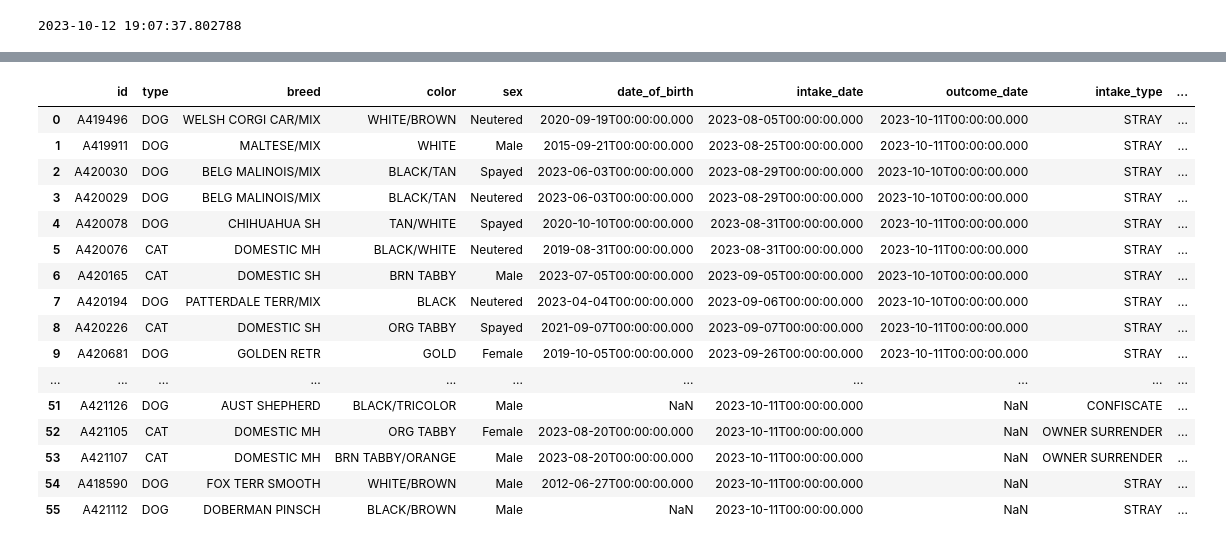
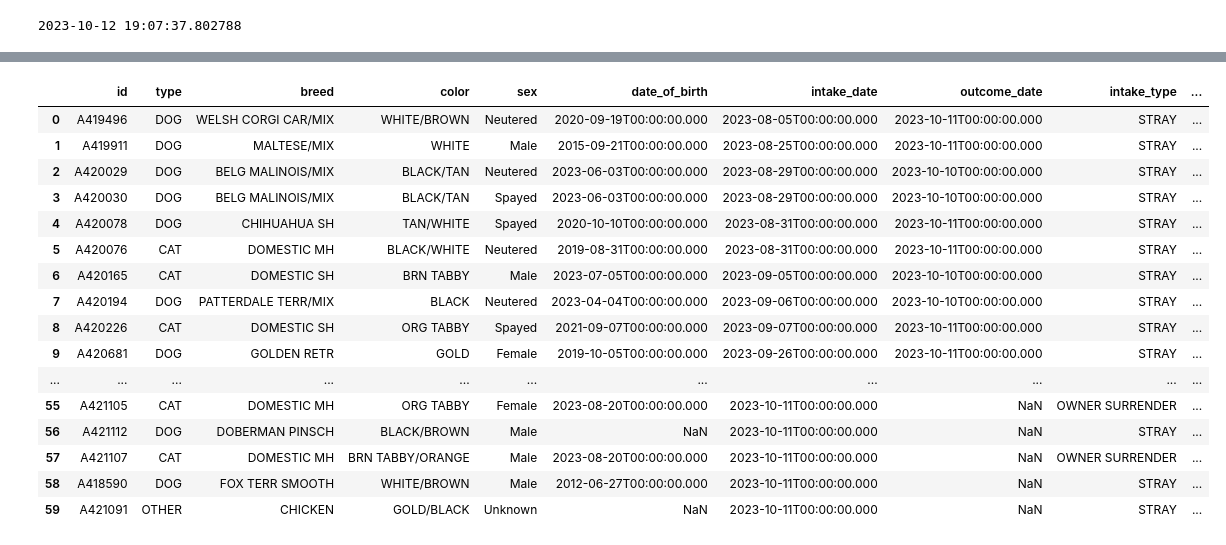
Before and after one commit to ola-smaha/Animal_Intakes_and_Outcomes_Analysis, a Jupyter notebook: testing.ipynb, the cells around one changed output, grey strips where cells are left out. Saved outputs shown, nothing was run; the diff lists cells and outputs as text; code cells hidden in the pictures.

```diff
--- a/testing.ipynb
+++ b/testing.ipynb
@@ -16,22 +21,23 @@ print(datetime.datetime.now())
 # %%
-response = requests.get(sonoma, params={'$limit': 1000000,'$where': "intake_date >= '2023-10-08T19:07:37.802788' or outcome_date >= '2023-10-08T19:07:37.802788'",'$order': 'intake_date ASC'})
+response = requests.get(sonoma, params={'$limit': 1000000,'$where': "intake_date >= '2023-10-08' or outcome_date >= '2023-10-08'",'$order': 'intake_date ASC'})
 df = pd.DataFrame(response.json())
-dfs
-# %% [output]
-|  | id | type | breed | color | sex | date_of_birth | intake_date | outcome_date | intake_type | ... |
-| 0 | A419496 | DOG | WELSH CORGI CAR/MIX | WHITE/BROWN | Neutered | 2020-09-19T00:00:00.000 | 2023-08-05T00:00:00.000 | 2023-10-11T00:00:00.000 | STRAY | ... |
-| 1 | A419911 | DOG | MALTESE/MIX | WHITE | Male | 2015-09-21T00:00:00.000 | 2023-08-25T00:00:00.000 | 2023-10-11T00:00:00.000 | STRAY | ... |
-| 2 | A420030 | DOG | BELG MALINOIS/MIX | BLACK/TAN | Spayed | 2023-06-03T00:00:00.000 | 2023-08-29T00:00:00.000 | 2023-10-10T00:00:00.000 | STRAY | ... |
-| 3 | A420029 | DOG | BELG MALINOIS/MIX | BLACK/TAN | Neutered | 2023-06-03T00:00:00.000 | 2023-08-29T00:00:00.000 | 2023-10-10T00:00:00.000 | STRAY | ... |
-| 4 | A420078 | DOG | CHIHUAHUA SH | TAN/WHITE | Spayed | 2020-10-10T00:00:00.000 | 2023-08-31T00:00:00.000 | 2023-10-11T00:00:00.000 | STRAY | ... |
-| 5 | A420076 | CAT | DOMESTIC MH | BLACK/WHITE | Neutered | 2019-08-31T00:00:00.000 | 2023-08-31T00:00:00.000 | 2023-10-11T00:00:00.000 | STRAY | ... |
-| 6 | A420165 | CAT | DOMESTIC SH | BRN TABBY | Male | 2023-07-05T00:00:00.000 | 2023-09-05T00:00:00.000 | 2023-10-10T00:00:00.000 | STRAY | ... |
-| 7 | A420194 | DOG | PATTERDALE TERR/MIX | BLACK | Neutered | 2023-04-04T00:00:00.000 | 2023-09-06T00:00:00.000 | 2023-10-10T00:00:00.000 | STRAY | ... |
-| 8 | A420226 | CAT | DOMESTIC SH | ORG TABBY | Spayed | 2021-09-07T00:00:00.000 | 2023-09-07T00:00:00.000 | 2023-10-11T00:00:00.000 | STRAY | ... |
-| 9 | A420681 | DOG | GOLDEN RETR | GOLD | Female | 2019-10-05T00:00:00.000 | 2023-09-26T00:00:00.000 | 2023-10-11T00:00:00.000 | STRAY | ... |
-| ... | ... | ... | ... | ... | ... | ... | ... | ... | ... | ... |
-| 51 | A421126 | DOG | AUST SHEPHERD | BLACK/TRICOLOR | Male | NaN | 2023-10-11T00:00:00.000 | NaN | CONFISCATE | ... |
-| 52 | A421105 | CAT | DOMESTIC MH | ORG TABBY | Female | 2023-08-20T00:00:00.000 | 2023-10-11T00:00:00.000 | NaN | OWNER SURRENDER | ... |
-| 53 | A421107 | CAT | DOMESTIC MH | BRN TABBY/ORANGE | Male | 2023-08-20T00:00:00.000 | 2023-10-11T00:00:00.000 | NaN | OWNER SURRENDER | ... |
-| 54 | A418590 | DOG | FOX TERR SMOOTH | WHITE/BROWN | Male | 2012-06-27T00:00:00.000 | 2023-10-11T00:00:00.000 | NaN | STRAY | ... |
-| 55 | A421112 | DOG | DOBERMAN PINSCH | BLACK/BROWN | Male | NaN | 2023-10-11T00:00:00.000 | NaN | STRAY | ... |
+# %%
+df
+# %% [output]
+|  | id | type | breed | color | sex | date_of_birth | intake_date | outcome_date | intake_type | ... |
+| 0 | A419496 | DOG | WELSH CORGI CAR/MIX | WHITE/BROWN | Neutered | 2020-09-19T00:00:00.000 | 2023-08-05T00:00:00.000 | 2023-10-11T00:00:00.000 | STRAY | ... |
+| 1 | A419911 | DOG | MALTESE/MIX | WHITE | Male | 2015-09-21T00:00:00.000 | 2023-08-25T00:00:00.000 | 2023-10-11T00:00:00.000 | STRAY | ... |
+| 2 | A420029 | DOG | BELG MALINOIS/MIX | BLACK/TAN | Neutered | 2023-06-03T00:00:00.000 | 2023-08-29T00:00:00.000 | 2023-10-10T00:00:00.000 | STRAY | ... |
+| 3 | A420030 | DOG | BELG MALINOIS/MIX | BLACK/TAN | Spayed | 2023-06-03T00:00:00.000 | 2023-08-29T00:00:00.000 | 2023-10-10T00:00:00.000 | STRAY | ... |
+| 4 | A420078 | DOG | CHIHUAHUA SH | TAN/WHITE | Spayed | 2020-10-10T00:00:00.000 | 2023-08-31T00:00:00.000 | 2023-10-11T00:00:00.000 | STRAY | ... |
+| 5 | A420076 | CAT | DOMESTIC MH | BLACK/WHITE | Neutered | 2019-08-31T00:00:00.000 | 2023-08-31T00:00:00.000 | 2023-10-11T00:00:00.000 | STRAY | ... |
+| 6 | A420165 | CAT | DOMESTIC SH | BRN TABBY | Male | 2023-07-05T00:00:00.000 | 2023-09-05T00:00:00.000 | 2023-10-10T00:00:00.000 | STRAY | ... |
+| 7 | A420194 | DOG | PATTERDALE TERR/MIX | BLACK | Neutered | 2023-04-04T00:00:00.000 | 2023-09-06T00:00:00.000 | 2023-10-10T00:00:00.000 | STRAY | ... |
+| 8 | A420226 | CAT | DOMESTIC SH | ORG TABBY | Spayed | 2021-09-07T00:00:00.000 | 2023-09-07T00:00:00.000 | 2023-10-11T00:00:00.000 | STRAY | ... |
+| 9 | A420681 | DOG | GOLDEN RETR | GOLD | Female | 2019-10-05T00:00:00.000 | 2023-09-26T00:00:00.000 | 2023-10-11T00:00:00.000 | STRAY | ... |
+| ... | ... | ... | ... | ... | ... | ... | ... | ... | ... | ... |
+| 55 | A421105 | CAT | DOMESTIC MH | ORG TABBY | Female | 2023-08-20T00:00:00.000 | 2023-10-11T00:00:00.000 | NaN | OWNER SURRENDER | ... |
+| 56 | A421112 | DOG | DOBERMAN PINSCH | BLACK/BROWN | Male | NaN | 2023-10-11T00:00:00.000 | NaN | STRAY | ... |
+| 57 | A421107 | CAT | DOMESTIC MH | BRN TABBY/ORANGE | Male | 2023-08-20T00:00:00.000 | 2023-10-11T00:00:00.000 | NaN | OWNER SURRENDER | ... |
+| 58 | A418590 | DOG | FOX TERR SMOOTH | WHITE/BROWN | Male | 2012-06-27T00:00:00.000 | 2023-10-11T00:00:00.000 | NaN | STRAY | ... |
+| 59 | A421091 | OTHER | CHICKEN | GOLD/BLACK | Unknown | NaN | 2023-10-11T00:00:00.000 | NaN | STRAY | ... |
```
Also changed, not shown: parts of 1 cell of this notebook.
